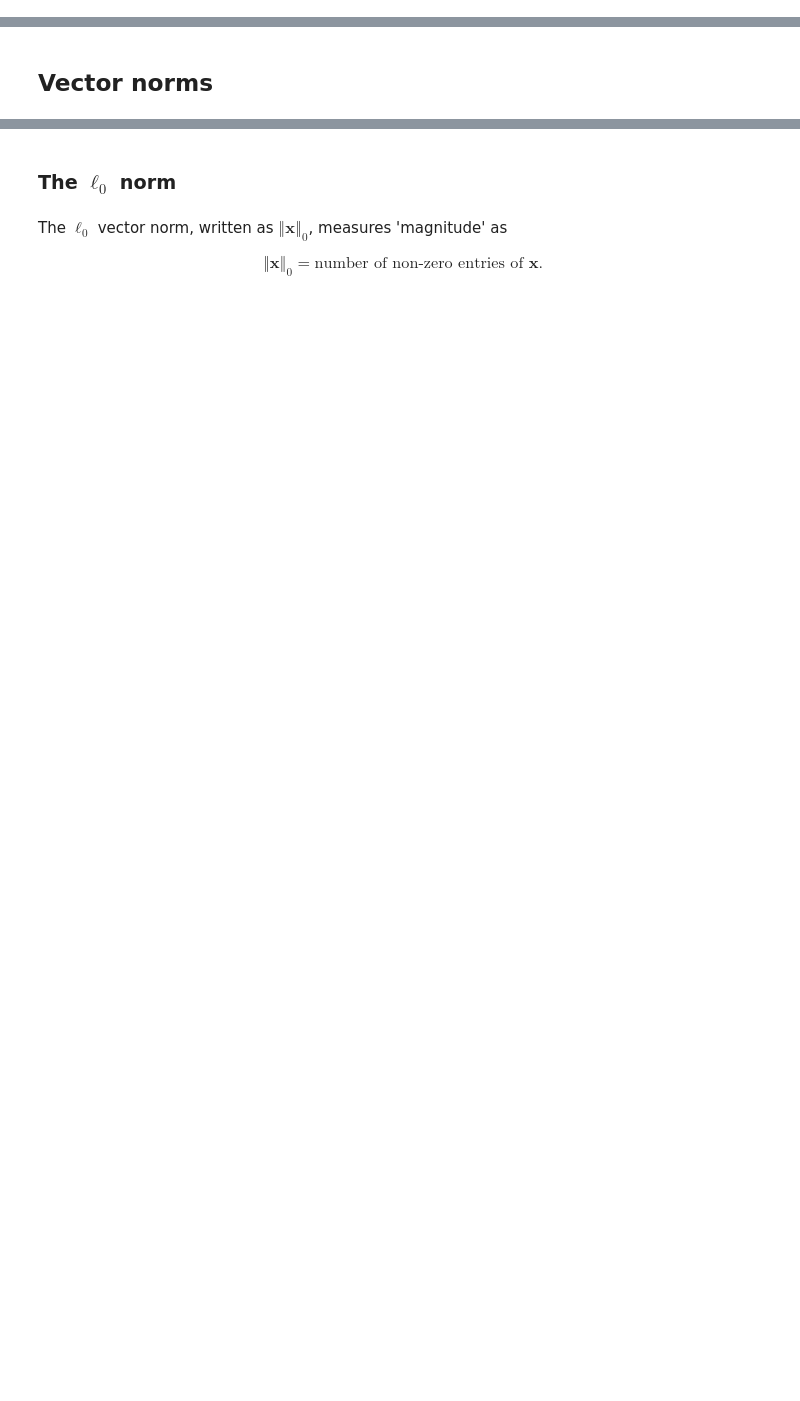
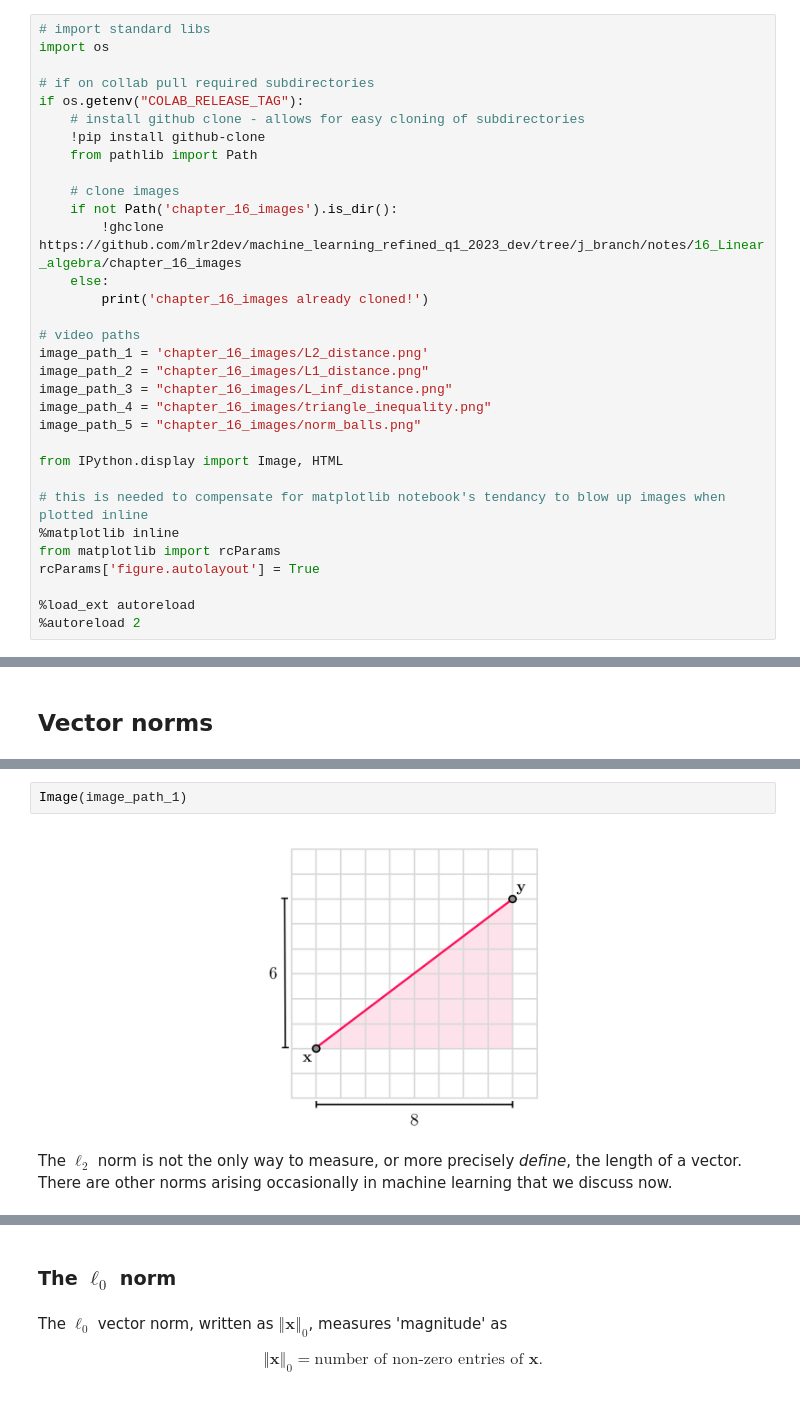
Before and after one commit to neonwatty/machine_learning_refined, a Jupyter notebook: notes/16_Linear_algebra/16_5_Norms.ipynb, the cells around one changed output, grey strips where cells are left out. Saved outputs shown, nothing was run; the diff lists cells and outputs as text; blank space fills up the shorter version.

Commit message:
finished local updates for collab

```diff
--- a/notes/16_Linear_algebra/16_5_Norms.ipynb
+++ b/notes/16_Linear_algebra/16_5_Norms.ipynb
@@ -4,3 +4,35 @@
 # C.5 Vector and Matrix Norms
 # %% [markdown]
 In this Section we discuss popular vector and matrix norms that will arise frequently in our study of machine learning, particularly when discussing regularization. A norm is a kind of function that measures the length of real vectors and matrices. The notion of length is extremely useful as it enables us to define distance - or similarity - between any two vectors (or matrices) living in the same space.
+# %%
+# import standard libs
+import os
+
+# if on collab pull required subdirectories
+if os.getenv("COLAB_RELEASE_TAG"):
+    # install github clone - allows for easy cloning of subdirectories
+    !pip install github-clone
+    from pathlib import Path
+
+    # clone images
+    if not Path('chapter_16_images').is_dir():
+        !ghclone https://github.com/mlr2dev/machine_learning_refined_q1_2023_dev/tree/j_branch/notes/16_Linear_algebra/chapter_16_images
+    else:
+        print('chapter_16_images already cloned!')
+
+# video paths
+image_path_1 = 'chapter_16_images/L2_distance.png'
+image_path_2 = "chapter_16_images/L1_distance.png"
+image_path_3 = "chapter_16_images/L_inf_distance.png"
+image_path_4 = "chapter_16_images/triangle_inequality.png"
+image_path_5 = "chapter_16_images/norm_balls.png"
+
+from IPython.display import Image, HTML
+
+# this is needed to compensate for matplotlib notebook's tendancy to blow up images when plotted inline
+%matplotlib inline
+from matplotlib import rcParams
+rcParams['figure.autolayout'] = True
+
+%load_ext autoreload
+%autoreload 2
@@ -32,3 +63,10 @@ The $\ell_{2}$ norm is not the only way to measure, or more precisely *define*,
+# %%
+Image(image_path_1)
+# %% [output]
+[figure, added]
+# %% [markdown]
+
+The $\ell_{2}$ norm is not the only way to measure, or more precisely *define*, the length of a vector. There are other norms arising occasionally in machine learning that we discuss now.
 # %% [markdown]
 ### The $\ell_{1}$ norm
 
```
Also changed, not shown: parts of 12 cells of this notebook, 4 other files.
